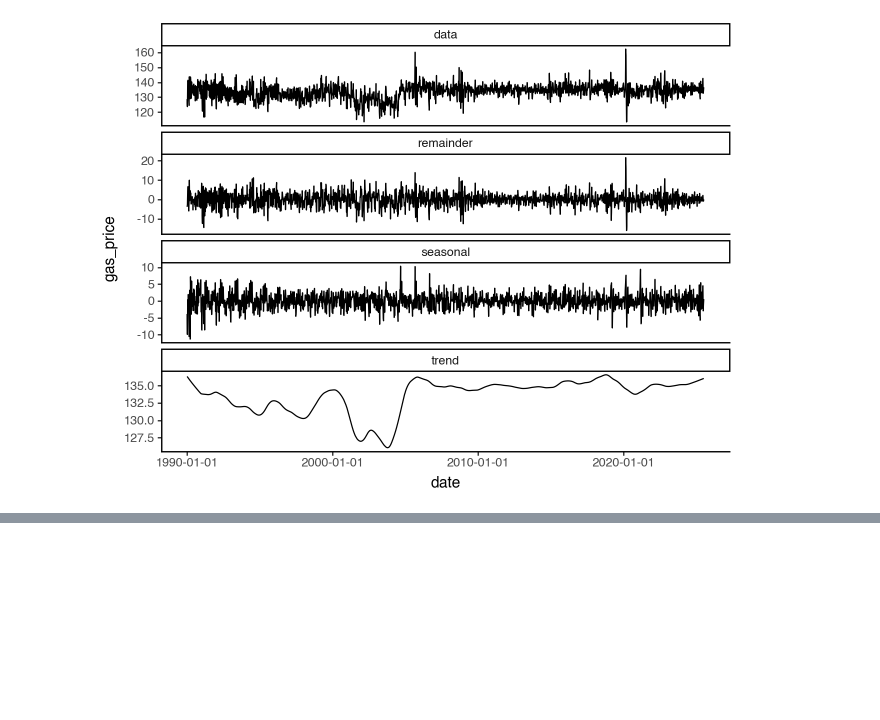
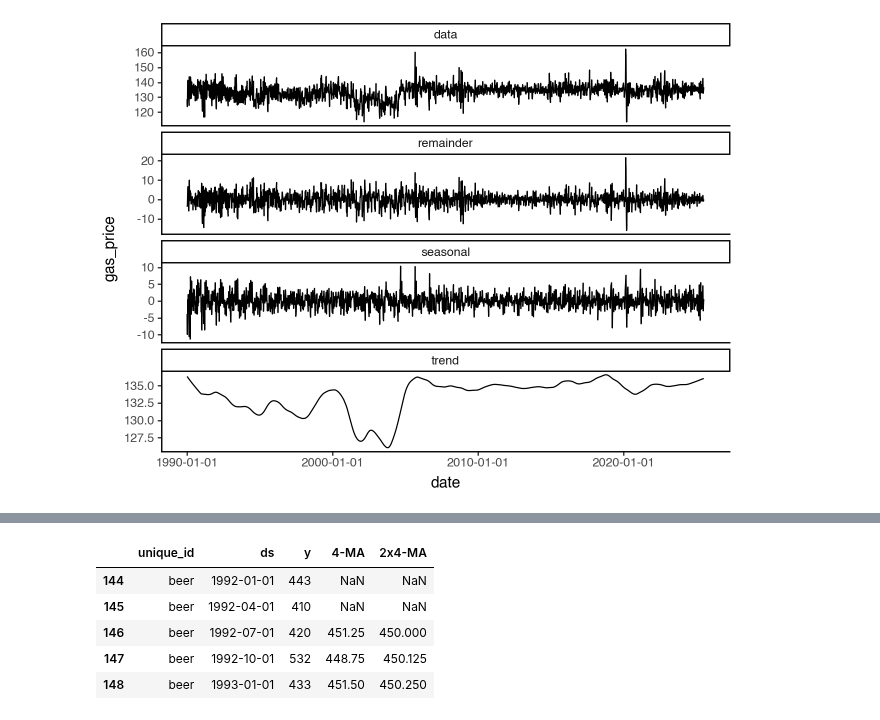
Before and after one commit to sebsciarra/gas_pump_prices, a Jupyter notebook: notebooks/chap3_time_series_decomposition.ipynb, the cells around one changed output, grey strips where cells are left out. Drawn from its saved outputs; the diff is of its cells as text; code cells hidden in the pictures; blank space fills up the shorter version.

```diff
--- a/notebooks/chap3_time_series_decomposition.ipynb
+++ b/notebooks/chap3_time_series_decomposition.ipynb
@@ -290,0 +311,18 @@ where $k=(m-1)/2$ and the weights are provided by $a_{-k}, ..., a_k$.
+# %%
+# NOTE: data likely need to be shifted one time point back to make sense
+df_beer = pd.read_csv('data/raw/aus_production.csv')
+
+df_beer = df_beer.query('ds >= "1992-01-01"')[["ds", "Beer"]].copy()
+df_beer.insert(0, "unique_id", "beer")
+df_beer.rename(columns={"Beer": "y"}, inplace=True)
+
+df_beer["4-MA"] = df_beer["y"].rolling(window=4, center=True).mean()
+df_beer["2x4-MA"] = df_beer["4-MA"].rolling(window=2, center=True).mean().shift(-1)
+df_beer.head()
+# %% [output]
+|  | unique_id | ds | y | 4-MA | 2x4-MA |
+| 144 | beer | 1992-01-01 | 443 | NaN | NaN |
+| 145 | beer | 1992-04-01 | 410 | NaN | NaN |
+| 146 | beer | 1992-07-01 | 420 | 451.25 | 450.000 |
+| 147 | beer | 1992-10-01 | 532 | 448.75 | 450.125 |
+| 148 | beer | 1993-01-01 | 433 | 451.50 | 450.250 |
```
Also changed, not shown: parts of 6 cells of this notebook.
